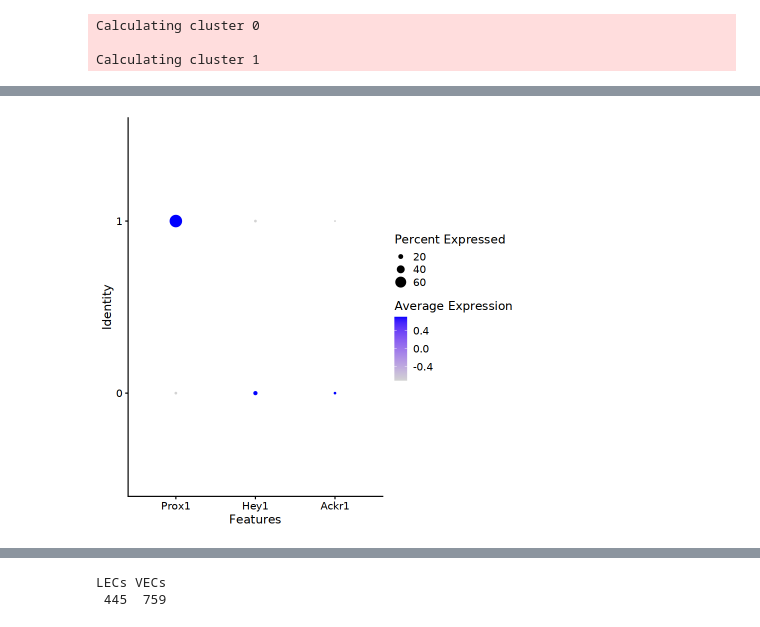
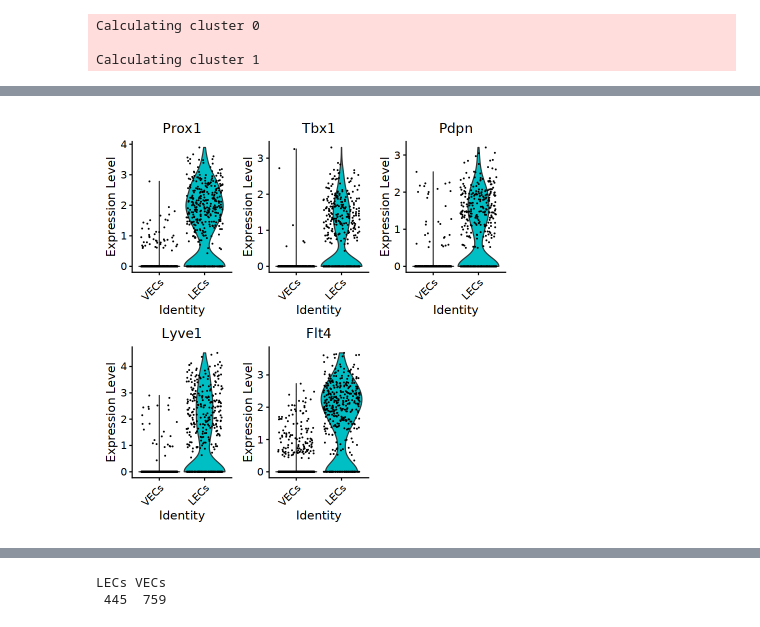
Before and after one commit to Bon-jour/code, a Jupyter notebook: svg2/deal3-3.ipynb, the cells around one changed output, grey strips where cells are left out. Cells and saved outputs as stored; diff of their text form; code cells hidden in the pictures.

```diff
--- a/svg2/deal3-3.ipynb
+++ b/svg2/deal3-3.ipynb
@@ -116,5 +131,5 @@ Calculating cluster 0
 
 Calculating cluster 1
 # %%
-DotPlot(immune.combined,features = c('Prox1','Hey1','Ackr1'))
+VlnPlot(immune.combined,features = c('Prox1','Tbx1','Pdpn','Lyve1','Flt4'))
 # %% [output]
@@ -123 +136 @@ Warning message:
-[figure, old version]
+[figure, new version]
```
Also changed, not shown: parts of 9 cells of this notebook, 28 other files.
